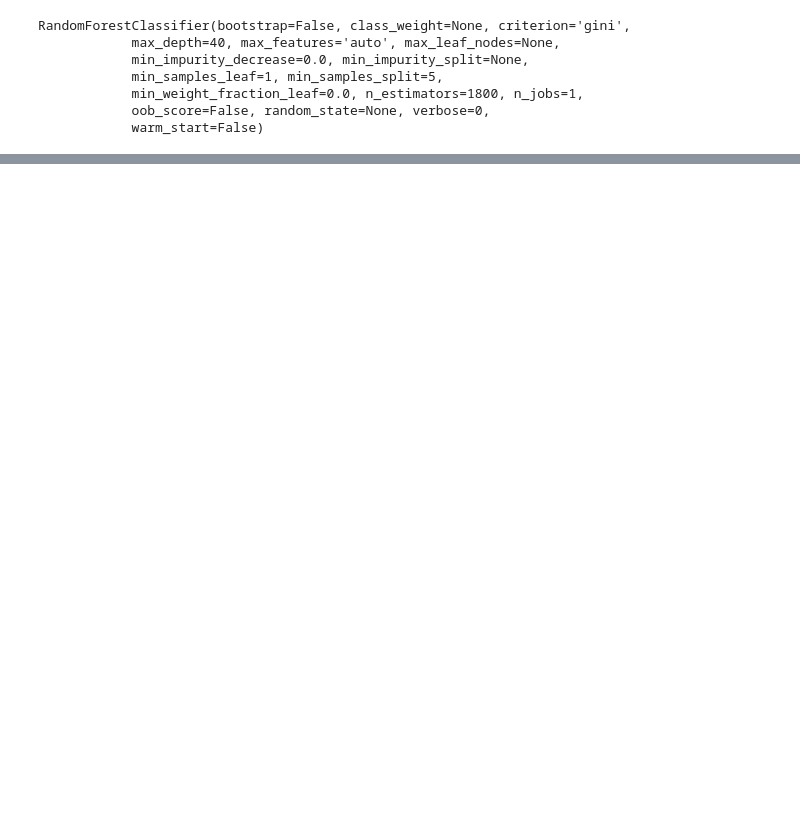
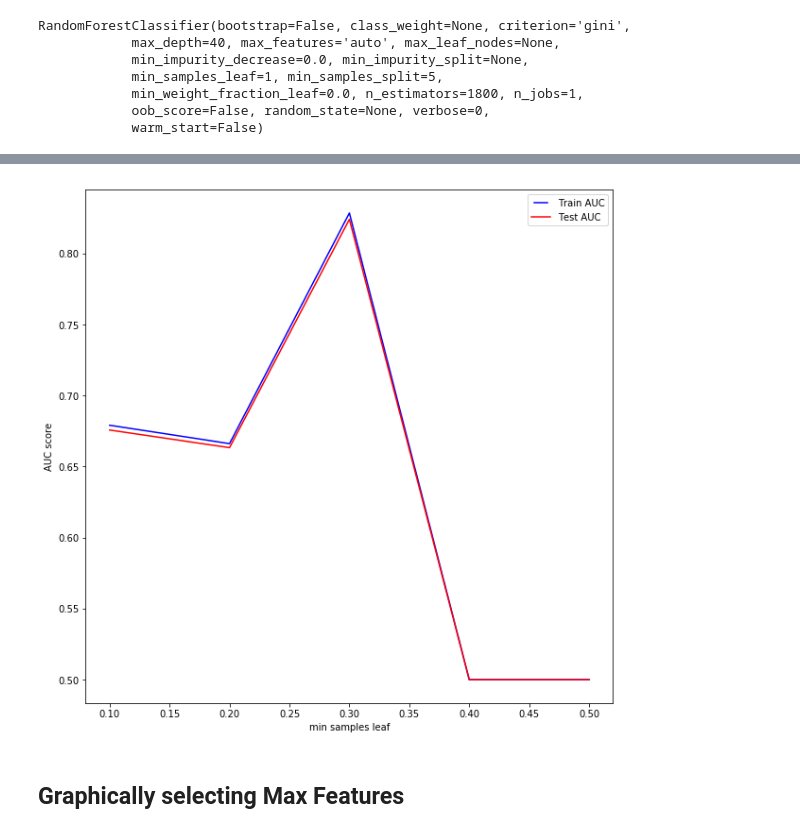
Before and after one commit to alsnkline/LocalVoters, a Jupyter notebook: 18_Modeling_working.ipynb, the cells around one changed output, grey strips where cells are left out. Saved outputs shown, nothing was run; the diff lists cells and outputs as text; code cells hidden in the pictures; blank space fills up the shorter version.

```diff
--- a/18_Modeling_working.ipynb
+++ b/18_Modeling_working.ipynb
@@ -656,0 +714,26 @@ plt.show()
+# %%
+min_samples_leafs = np.linspace(0.1, 0.5, 5, endpoint=True)
+train_results = []
+test_results = []
+for min_samples_leaf in min_samples_leafs:
+   rf = RandomForestClassifier(min_samples_leaf=min_samples_leaf)
+   rf.fit(X, y)
+   train_pred = rf.predict(X)
+   false_positive_rate, true_positive_rate, thresholds = roc_curve(y, train_pred)
+   roc_auc = auc(false_positive_rate, true_positive_rate)
+   train_results.append(roc_auc)
+   y_pred = rf.predict(Xtest)
+   false_positive_rate, true_positive_rate, thresholds = roc_curve(ytest, y_pred)
+   roc_auc = auc(false_positive_rate, true_positive_rate)
+   test_results.append(roc_auc)
+# %%
+line1, = plt.plot(min_samples_leafs, train_results, 'b', label='Train AUC')
+line2, = plt.plot(min_samples_leafs, test_results, 'r', label='Test AUC')
+plt.legend(handler_map={line1: HandlerLine2D(numpoints=2)})
+plt.ylabel('AUC score')
+plt.xlabel('min samples leaf')
+plt.show()
+# %% [output]
+[figure, added]
+# %% [markdown]
+## Graphically selecting Max Features
```
Also changed, not shown: parts of 25 cells of this notebook.
